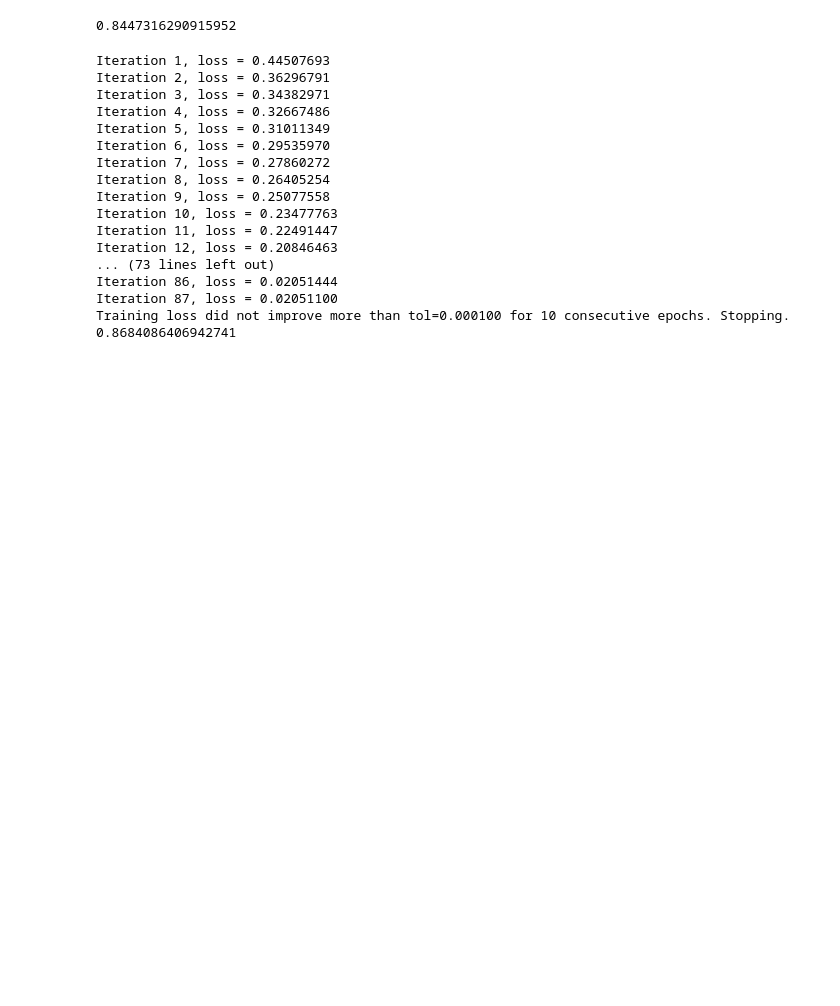
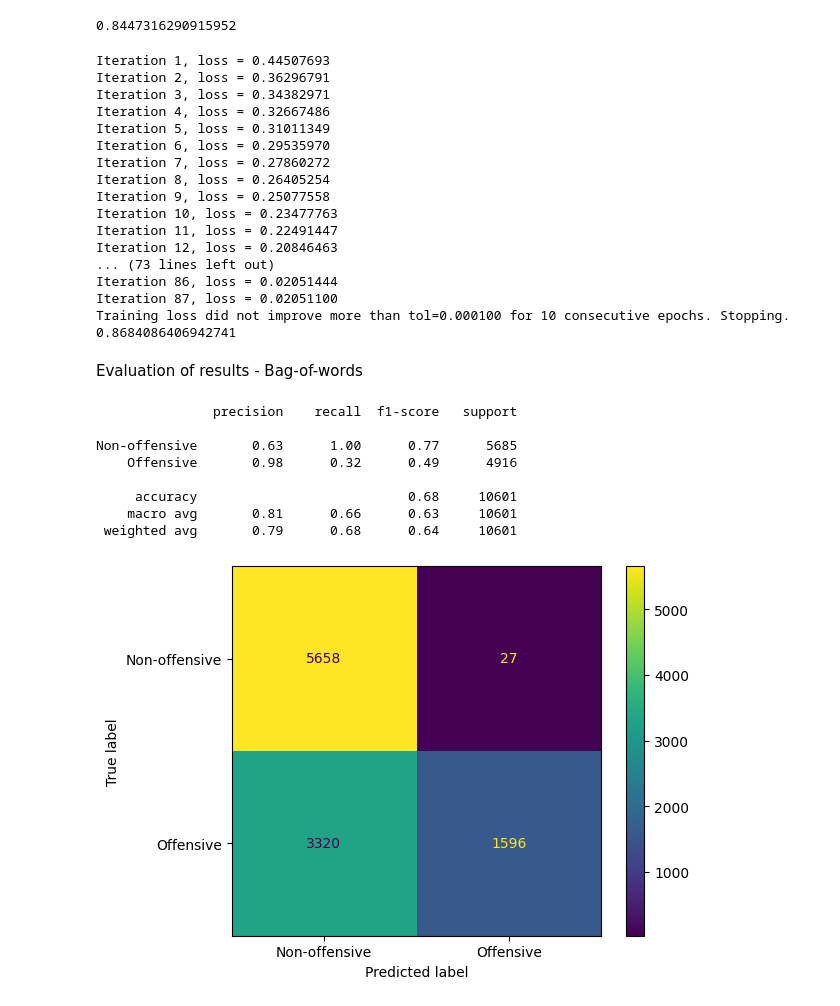
Before and after one commit to emirryilmazz/Team10_ClassificationOfInappropriateOrOffensiveText, a Jupyter notebook: project.ipynb, the cells around one changed output. Saved outputs shown, nothing was run; the diff lists cells and outputs as text; code cells hidden in the pictures; blank space fills up the shorter version.

Commit message:
Evaluation of results - Bag-of-words

```diff
--- a/project.ipynb
+++ b/project.ipynb
@@ -453,3 +453,24 @@ Iteration 86, loss = 0.02051444
 Iteration 87, loss = 0.02051100
 Training loss did not improve more than tol=0.000100 for 10 consecutive epochs. Stopping.
 0.8684086406942741
+# %% [markdown]
+Evaluation of results - Bag-of-words
+# %%
+# Decision tree
+
+print(classification_report(y_test_bow, predictions_bow_dt, labels=[False, True], target_names=['Non-offensive', 'Offensive']))
+
+
+cm = confusion_matrix(y_test_bow, predictions_bow_dt)
+
+cm_display = ConfusionMatrixDisplay(cm, display_labels=['Non-offensive', 'Offensive']).plot()
+# %% [output]
+               precision    recall  f1-score   support
+
+Non-offensive       0.63      1.00      0.77      5685
+    Offensive       0.98      0.32      0.49      4916
+
+     accuracy                           0.68     10601
+    macro avg       0.81      0.66      0.63     10601
+ weighted avg       0.79      0.68      0.64     10601
+[figure, added]
```
Also changed, not shown: parts of 3 cells of this notebook.
